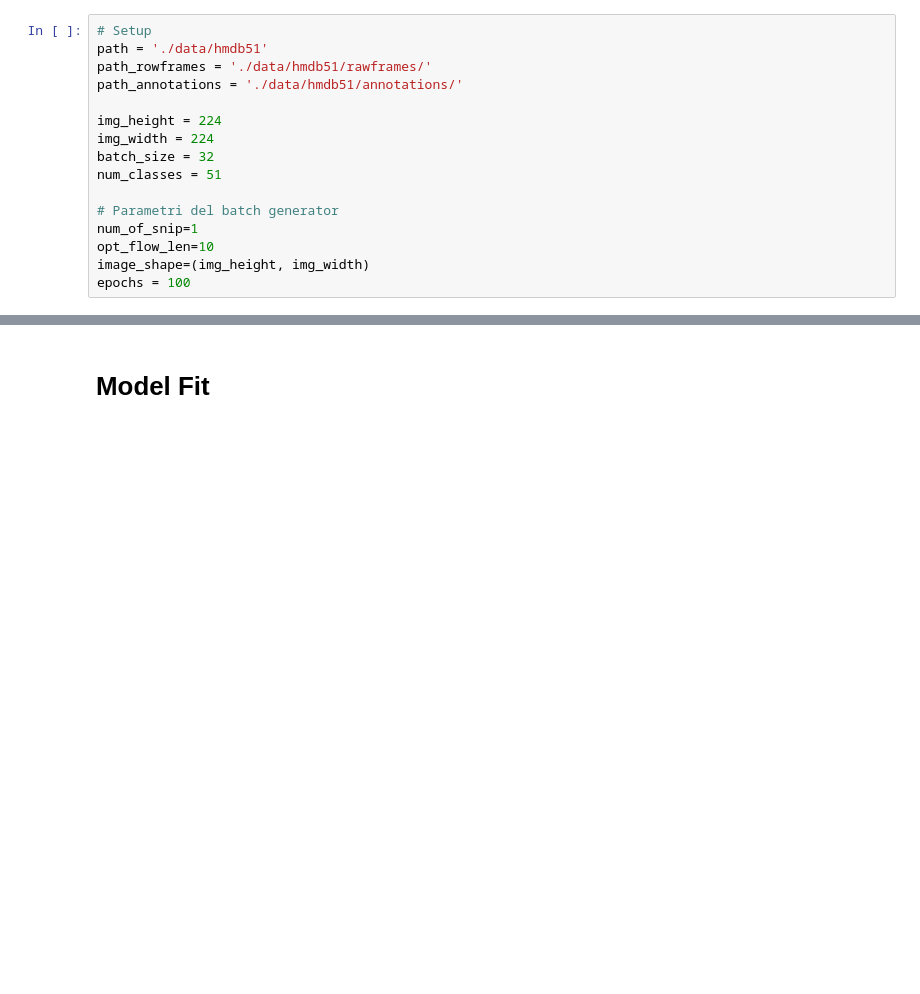
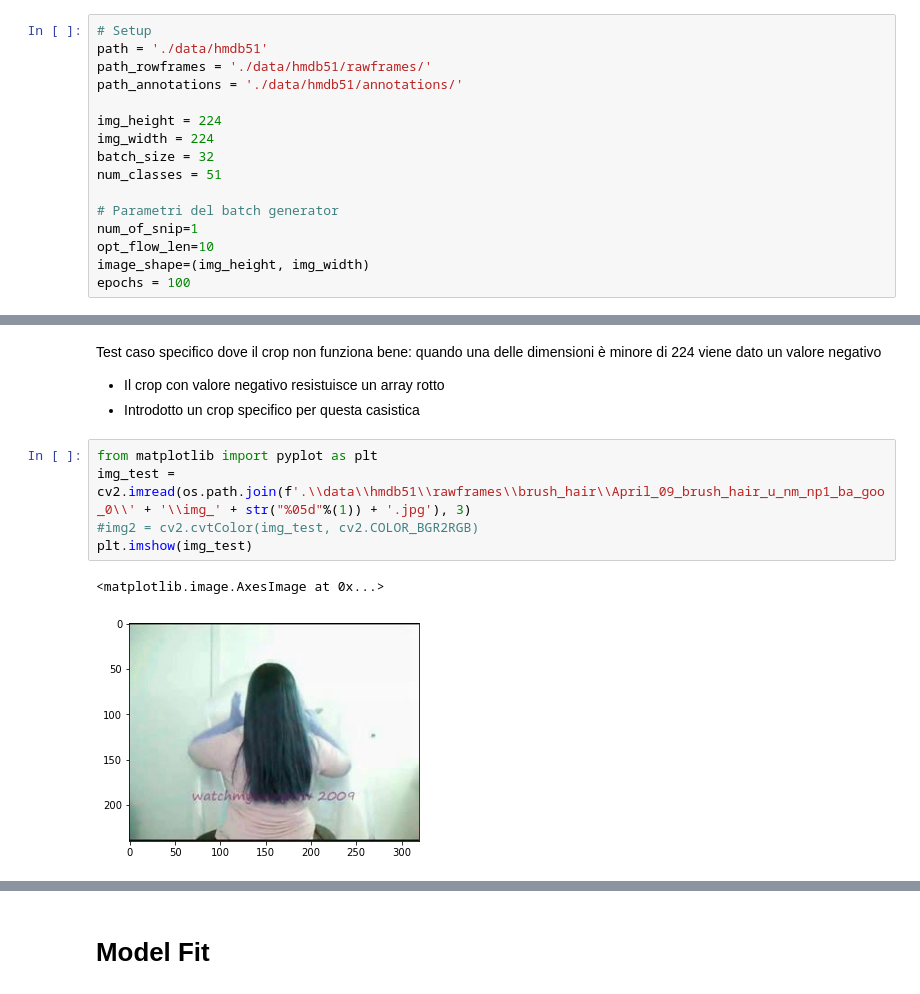
Before and after one commit to giocoal/hmdb51-two-stream-action-recognition, a Jupyter notebook: motion_stream.ipynb, the cells around one changed output, grey strips where cells are left out. Cells and saved outputs as stored; diff of their text form; blank space fills up the shorter version.

```diff
--- a/motion_stream.ipynb
+++ b/motion_stream.ipynb
@@ -281,0 +319,12 @@ class DataSet():
+# %% [markdown]
+Test caso specifico dove il crop non funziona bene: quando una delle dimensioni è minore di 224 viene dato un valore negativo
+- Il crop con valore negativo resistuisce un array rotto
+- Introdotto un crop specifico per questa casistica
+# %%
+from matplotlib import pyplot as plt
+img_test = cv2.imread(os.path.join(f'.\\data\\hmdb51\\rawframes\\brush_hair\\April_09_brush_hair_u_nm_np1_ba_goo_0\\' + '\\img_' + str("%05d"%(1)) + '.jpg'), 3)
+#img2 = cv2.cvtColor(img_test, cv2.COLOR_BGR2RGB)
+plt.imshow(img_test)
+# %% [output]
+<matplotlib.image.AxesImage at 0x...>
+[figure, added]
```
Also changed, not shown: parts of 30 cells of this notebook, 3 other files.
